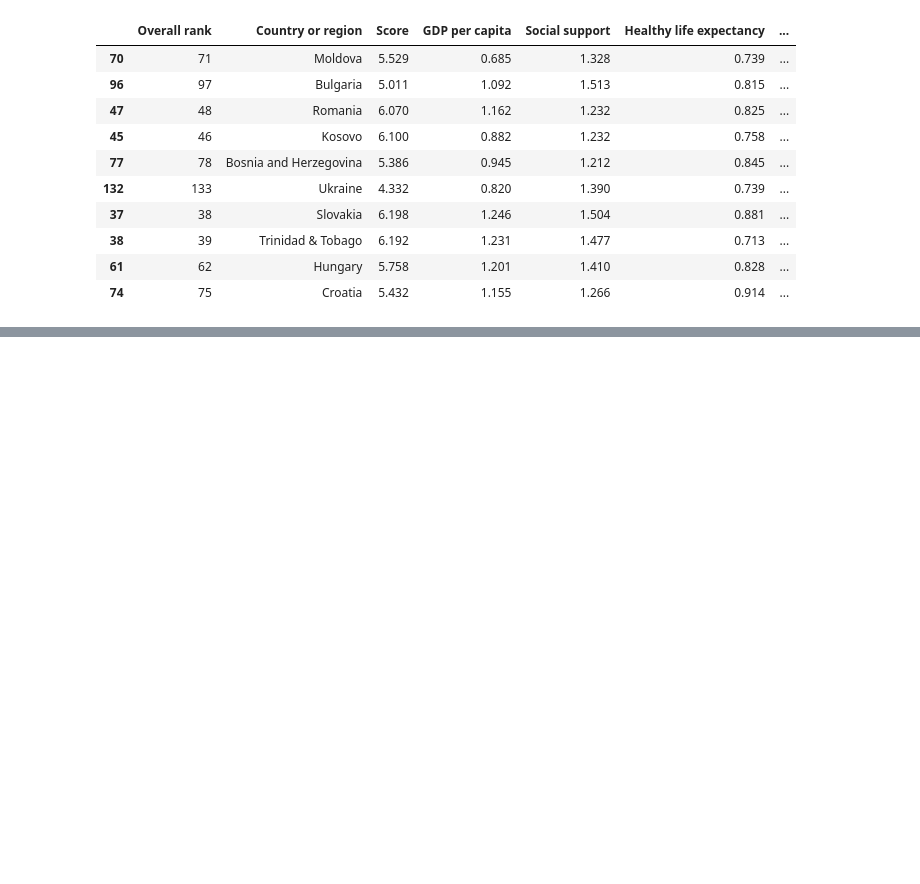
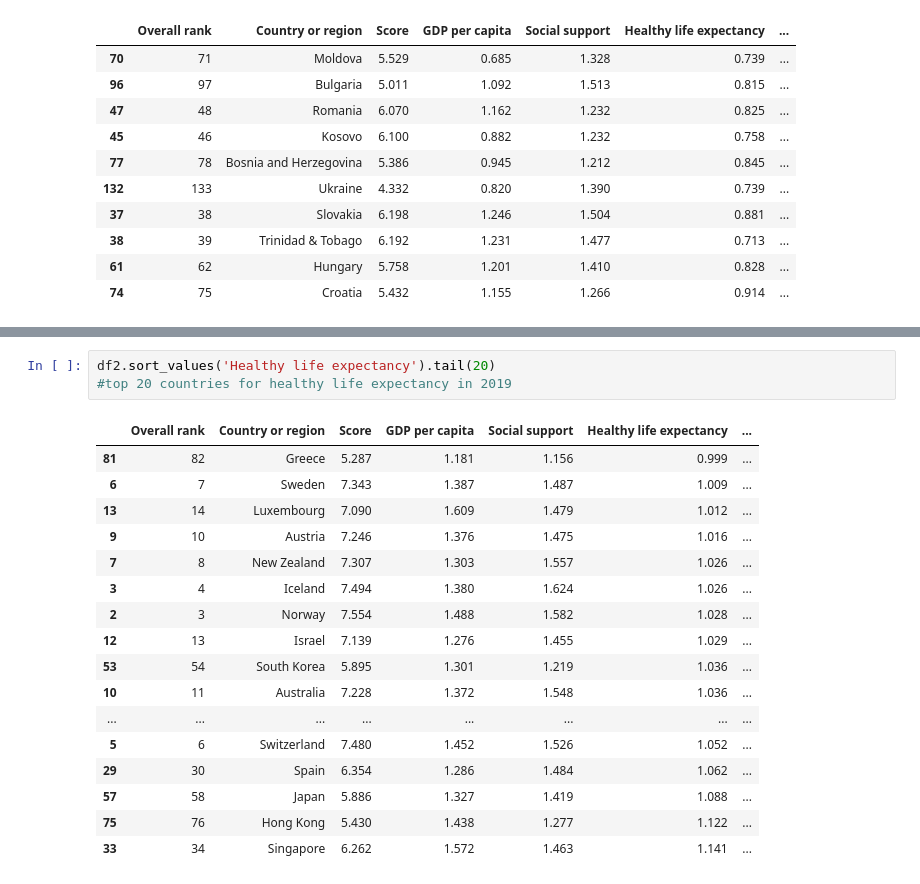
Before and after one commit to marissameadows0/BDI-475-Project, a Jupyter notebook: BDI_475_Project.ipynb, the cells around one changed output, grey strips where cells are left out. Drawn from its saved outputs; the diff is of its cells as text; blank space fills up the shorter version.

```diff
--- a/BDI_475_Project.ipynb
+++ b/BDI_475_Project.ipynb
@@ -240,0 +291,21 @@ df_support_life_expectancy
+# %%
+df2.sort_values('Healthy life expectancy').tail(20)
+#top 20 countries for healthy life expectancy in 2019
+# %% [output]
+|  | Overall rank | Country or region | Score | GDP per capita | Social support | Healthy life expectancy | ... |
+| 81 | 82 | Greece | 5.287 | 1.181 | 1.156 | 0.999 | ... |
+| 6 | 7 | Sweden | 7.343 | 1.387 | 1.487 | 1.009 | ... |
+| 13 | 14 | Luxembourg | 7.090 | 1.609 | 1.479 | 1.012 | ... |
+| 9 | 10 | Austria | 7.246 | 1.376 | 1.475 | 1.016 | ... |
+| 7 | 8 | New Zealand | 7.307 | 1.303 | 1.557 | 1.026 | ... |
+| 3 | 4 | Iceland | 7.494 | 1.380 | 1.624 | 1.026 | ... |
+| 2 | 3 | Norway | 7.554 | 1.488 | 1.582 | 1.028 | ... |
+| 12 | 13 | Israel | 7.139 | 1.276 | 1.455 | 1.029 | ... |
+| 53 | 54 | South Korea | 5.895 | 1.301 | 1.219 | 1.036 | ... |
+| 10 | 11 | Australia | 7.228 | 1.372 | 1.548 | 1.036 | ... |
+| ... | ... | ... | ... | ... | ... | ... | ... |
+| 5 | 6 | Switzerland | 7.480 | 1.452 | 1.526 | 1.052 | ... |
+| 29 | 30 | Spain | 6.354 | 1.286 | 1.484 | 1.062 | ... |
+| 57 | 58 | Japan | 5.886 | 1.327 | 1.419 | 1.088 | ... |
+| 75 | 76 | Hong Kong | 5.430 | 1.438 | 1.277 | 1.122 | ... |
+| 33 | 34 | Singapore | 6.262 | 1.572 | 1.463 | 1.141 | ... |
```
Also changed, not shown: parts of 24 cells of this notebook.
